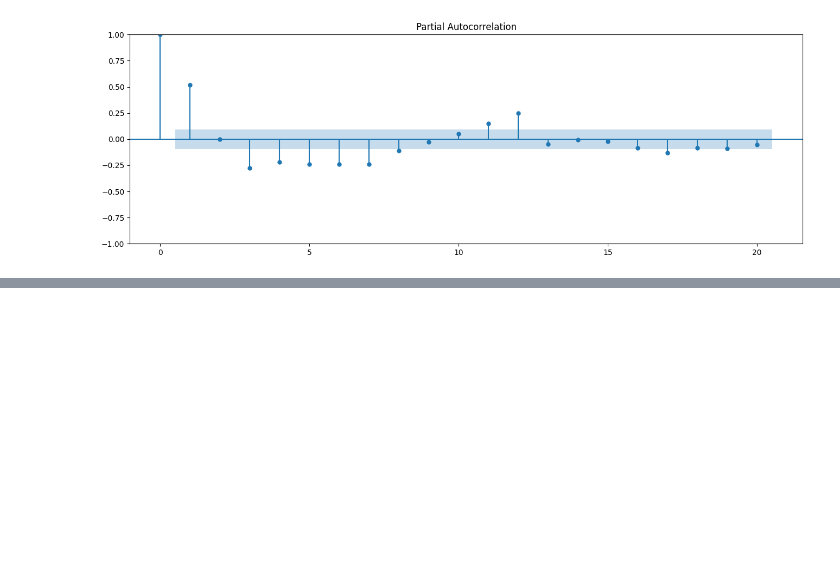
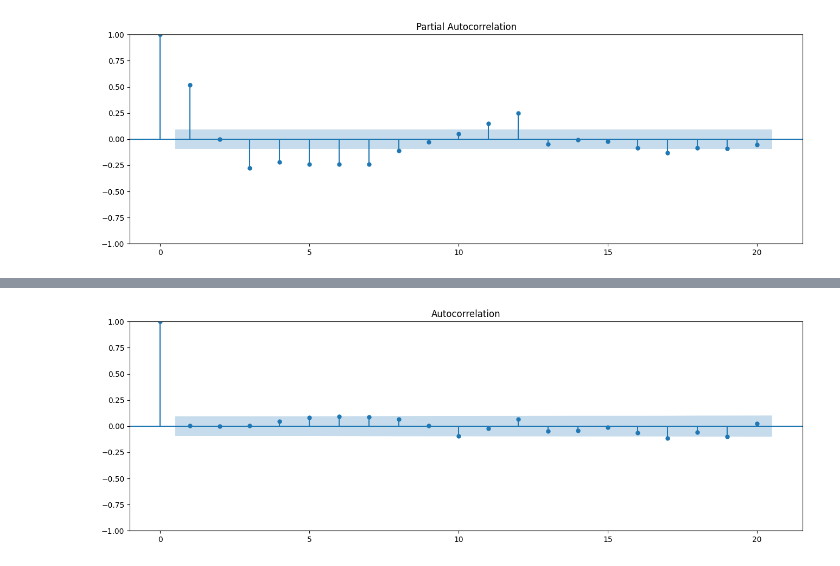
Before and after one commit to luizakuze/Cursos, a Jupyter notebook: cursos/series-temporais/modelos/projeto_chuva.ipynb, the cells around one changed output, grey strips where cells are left out. Saved outputs shown, nothing was run; the diff lists cells and outputs as text; code cells hidden in the pictures; blank space fills up the shorter version.

```diff
--- a/cursos/series-temporais/modelos/projeto_chuva.ipynb
+++ b/cursos/series-temporais/modelos/projeto_chuva.ipynb
@@ -270,0 +429,5 @@ plt.show()
+# %%
+plot_acf(residuos, lags=20)
+plt.show()
+# %% [output]
+[figure, added]
```
Also changed, not shown: parts of 31 cells of this notebook, 1 other file.
